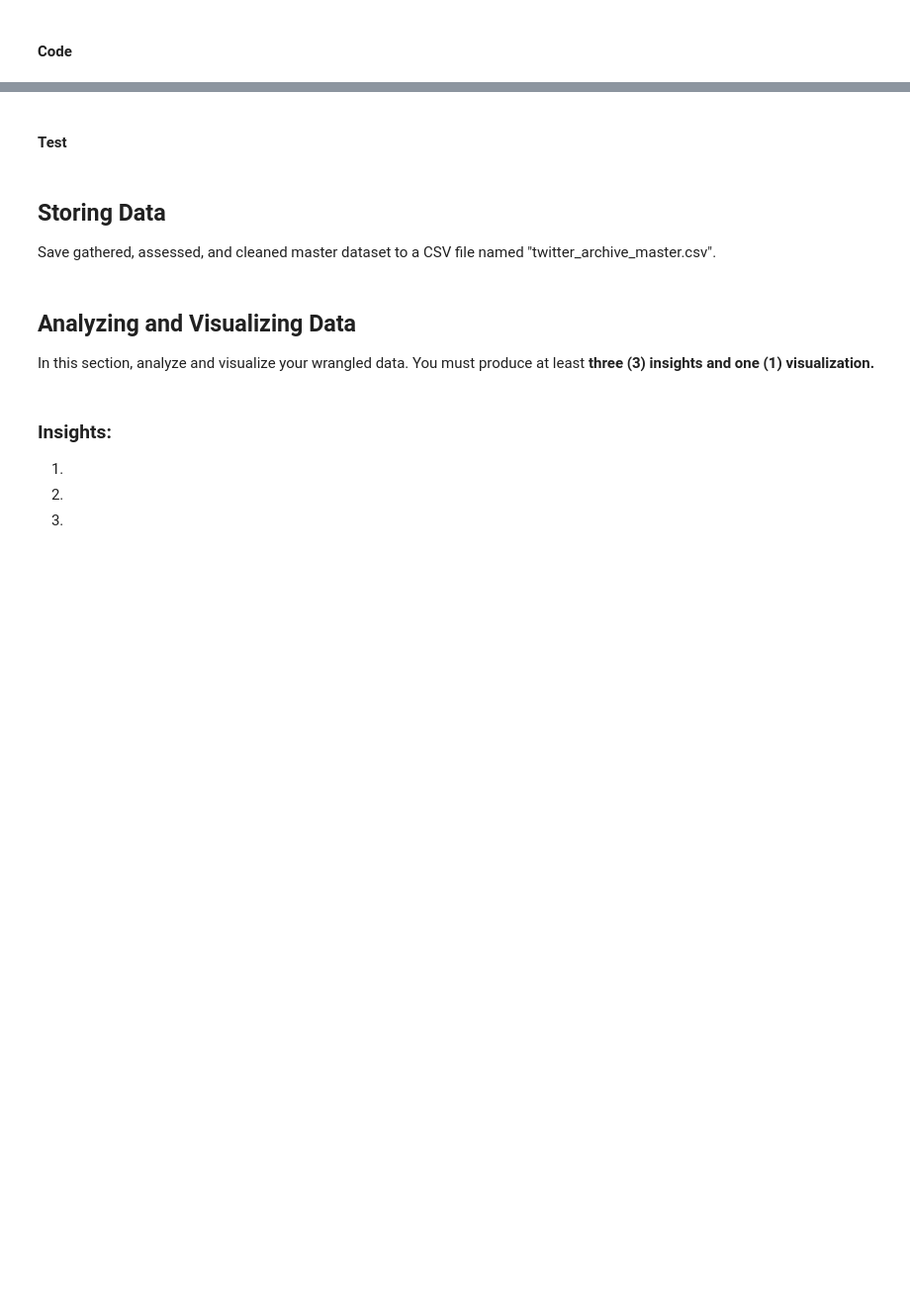
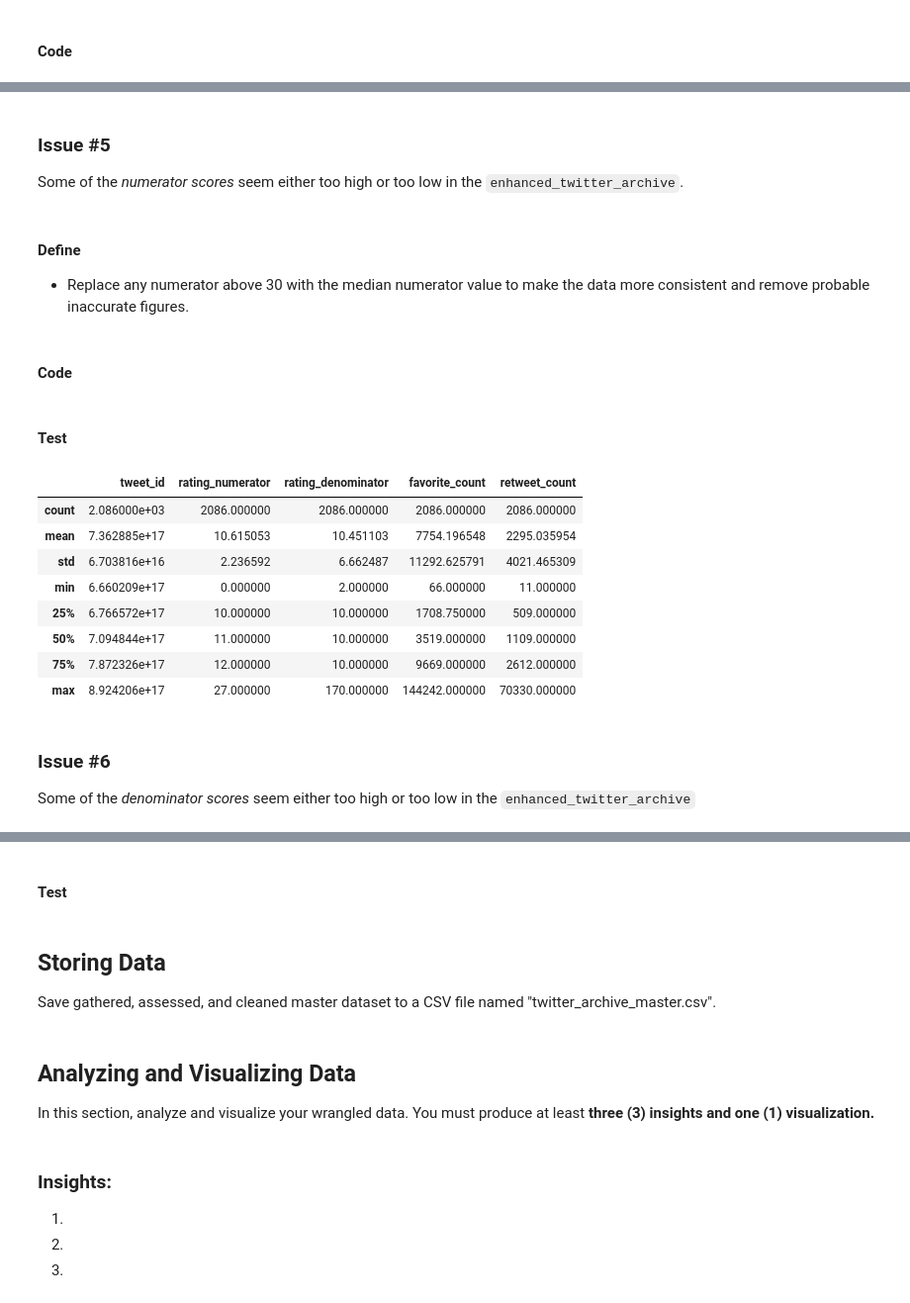
Before and after one commit to Freshi/Enhanced-Twitter-Archive-Data-Project, a Jupyter notebook: wrangle_act.ipynb, the cells around one changed output, grey strips where cells are left out. Shown: that part at 99% size. Cells and saved outputs as stored; diff of their text form; code cells hidden in the pictures; blank space fills up the shorter version.

```diff
--- a/wrangle_act.ipynb
+++ b/wrangle_act.ipynb
@@ -136,0 +314,8 @@ In this section, clean **all** of the issues you documented while assessing.
+# %%
+#Remove the id axis which was pulled after the merge - I should have cleaned up this structural issue earlier to avoid this step.
+twitter_en = twitter_en.drop('id', axis=1)
+# %%
+#Remove rows without favorite and retweet counts
+twitter_en = twitter_en.dropna(how='any')
+# %%
+twitter_enhanced = twitter_en
@@ -136,0 +345,30 @@ In this section, clean **all** of the issues you documented while assessing.
+# %% [markdown]
+### Issue #5
+Some of the *numerator scores* seem either too high or too low in the `enhanced_twitter_archive`.
+# %% [markdown]
+#### Define
+- Replace any numerator above 30 with the median numerator value to make the data more consistent and remove probable inaccurate figures.
+# %% [markdown]
+#### Code
+# %%
+median_numerator = twitter_enhanced.rating_numerator.median()
+median_numerator
+
+twitter_enhanced.loc[twitter_enhanced['rating_numerator'] > 30, 'rating_numerator'] = median_numerator
+# %% [markdown]
+#### Test
+# %%
+twitter_enhanced.describe()
+# %% [output]
+|  | tweet_id | rating_numerator | rating_denominator | favorite_count | retweet_count |
+| count | 2.086000e+03 | 2086.000000 | 2086.000000 | 2086.000000 | 2086.000000 |
+| mean | 7.362885e+17 | 10.615053 | 10.451103 | 7754.196548 | 2295.035954 |
+| std | 6.703816e+16 | 2.236592 | 6.662487 | 11292.625791 | 4021.465309 |
+| min | 6.660209e+17 | 0.000000 | 2.000000 | 66.000000 | 11.000000 |
+| 25% | 6.766572e+17 | 10.000000 | 10.000000 | 1708.750000 | 509.000000 |
+| 50% | 7.094844e+17 | 11.000000 | 10.000000 | 3519.000000 | 1109.000000 |
+| 75% | 7.872326e+17 | 12.000000 | 10.000000 | 9669.000000 | 2612.000000 |
+| max | 8.924206e+17 | 27.000000 | 170.000000 | 144242.000000 | 70330.000000 |
+# %% [markdown]
+### Issue #6
+Some of the *denominator scores* seem either too high or too low in the `enhanced_twitter_archive`
```
Also changed, not shown: parts of 56 cells of this notebook, 1 other file.
